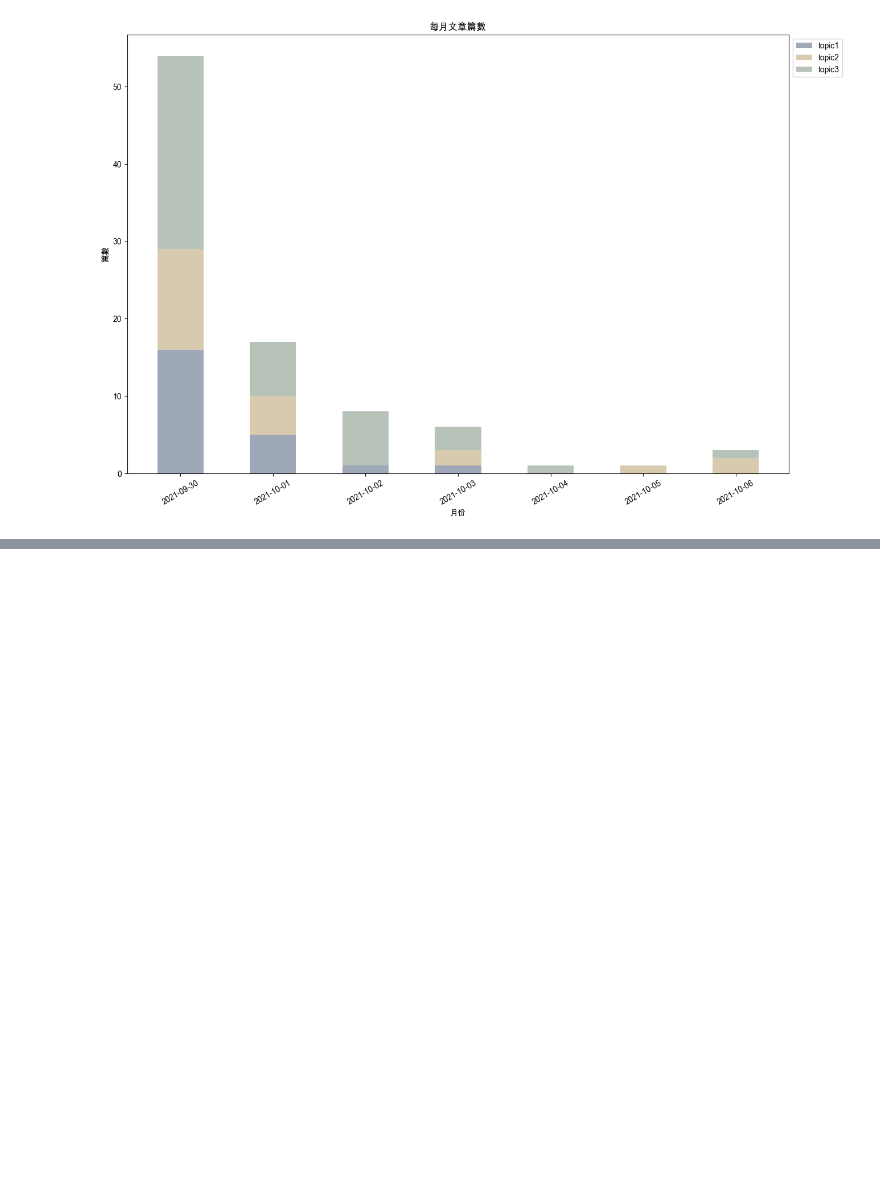
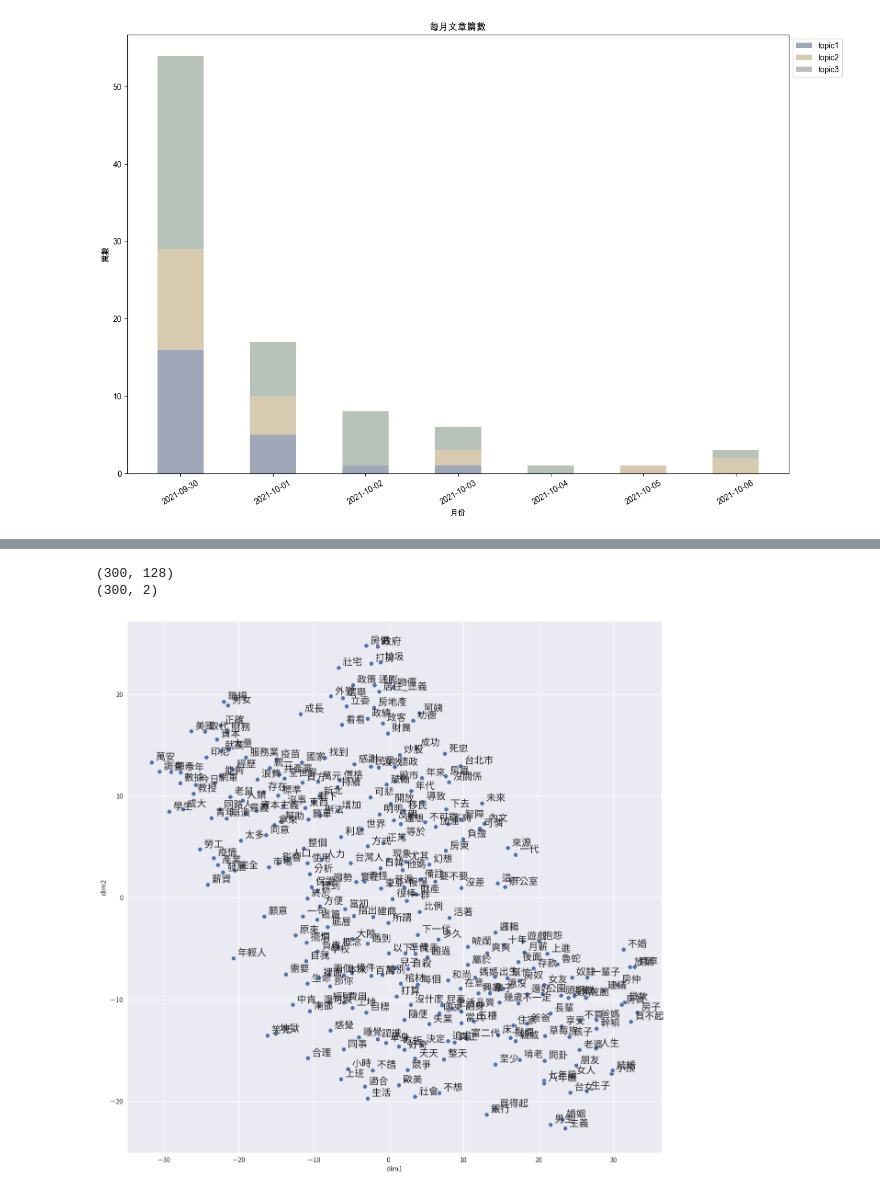
Before and after one commit to BillWu0222/Text_mining, a Jupyter notebook: Lie_Flat_Project/final_project.ipynb, the cells around one changed output, grey strips where cells are left out. Saved outputs shown, nothing was run; the diff lists cells and outputs as text; code cells hidden in the pictures; blank space fills up the shorter version.

```diff
--- a/Lie_Flat_Project/final_project.ipynb
+++ b/Lie_Flat_Project/final_project.ipynb
@@ -530,0 +695,19 @@ plt.show()
+# %%
+# 降維：利用PCA tSNE
+
+def reduceDim(mat,method:str='PCA',dim:str=2,perplexity = 25,learning_rate = 400):
+
+    method_dict = {
+        "PCA":PCA(n_components=dim,iterated_power = 1000,random_state=0),
+        "TSNE":TSNE(n_components=dim,random_state=0,perplexity=perplexity,learning_rate=learning_rate),
+    }
+    new_feat = method_dict[method].fit_transform(mat)
+
+    return new_feat
+# %%
+# 拿到list of words 的vector
+def getVecs(model,words:list):
+    vecs = []
+    for i in words:
+        vecs.append(model.wv[i])
+    return np.vstack(vecs)
@@ -530,0 +807,20 @@ plt.show()
+# %%
+sample_words = np.random.choice(list(words),300,replace=False).tolist()
+
+feat = getVecs(model=w2v_model,words=sample_words)
+print(feat.shape)
+new_feat = reduceDim(feat,method='TSNE',perplexity=20,learning_rate = 800)
+print(new_feat.shape)
+# %% [output]
+(300, 128)
+(300, 2)
+# %%
+word_df = pd.DataFrame({
+    "word":sample_words,
+    "dim1":new_feat[:,0],
+    "dim2":new_feat[:,1],
+})
+# %%
+plotScatter(word_df)
+# %% [output]
+[figure, added]
```
Also changed, not shown: parts of 26 cells of this notebook, 1 other file.
